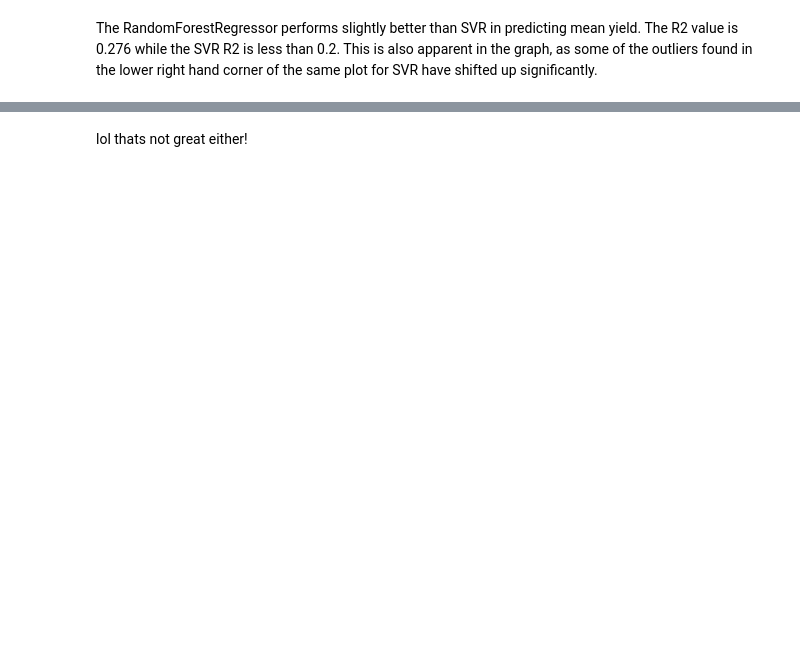
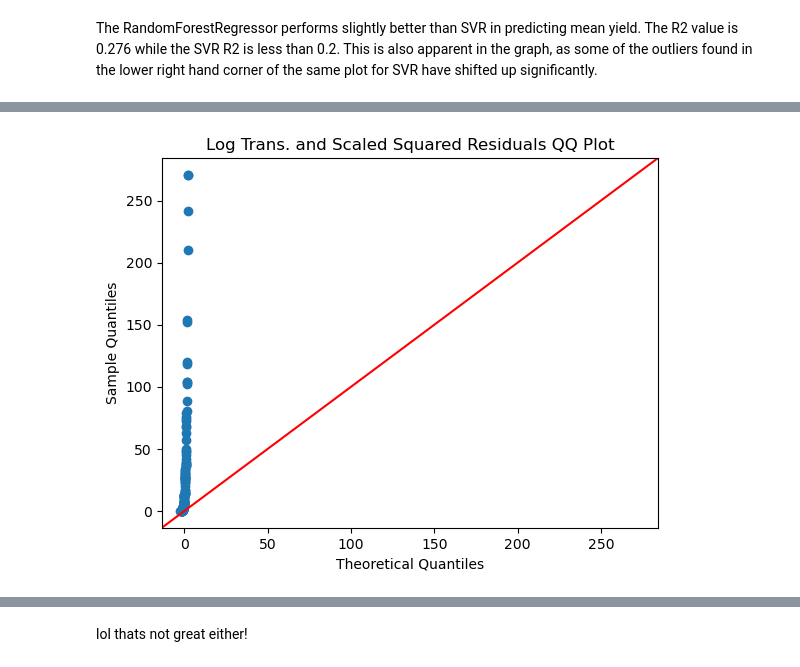
Before and after one commit to ajrx575/Machine_Learning_Final, a Jupyter notebook: ML/Final/Final_Project.ipynb, the cells around one changed output, grey strips where cells are left out. Saved outputs shown, nothing was run; the diff lists cells and outputs as text; code cells hidden in the pictures; blank space fills up the shorter version.

```diff
--- a/ML/Final/Final_Project.ipynb
+++ b/ML/Final/Final_Project.ipynb
@@ -707,2 +638,9 @@ The RandomForestRegressor performs slightly better than SVR in predicting mean y
+# %%
+sm.qqplot(data=pow((y_test - rfr_y_pred),2), line='45')
+plt.title('Log Trans. and Scaled Squared Residuals QQ Plot')
+plt.savefig(r"/Users/adia/PyCharmMiscProject/ML/Final/Figures/qq_scaled_RFR.png")
+plt.show()
+# %% [output]
+[figure, added]
 # %%
 rfr_explainer = shap.TreeExplainer(optimized_rfr_model)
```
Also changed, not shown: parts of 60 cells of this notebook, 10 other files.
